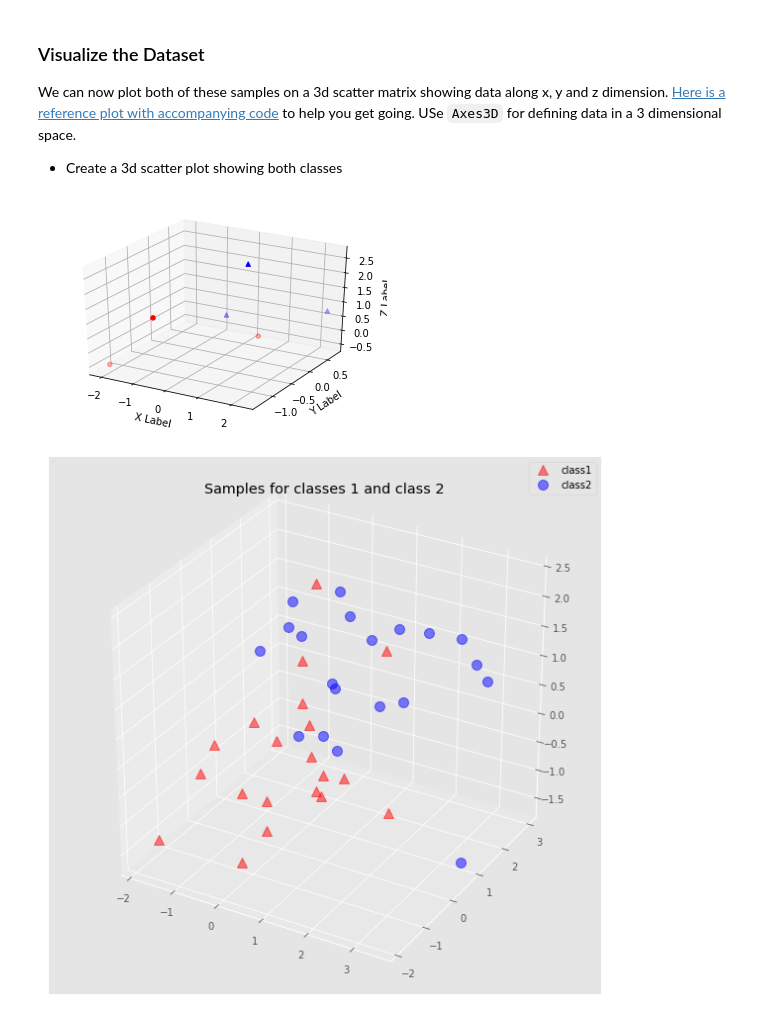
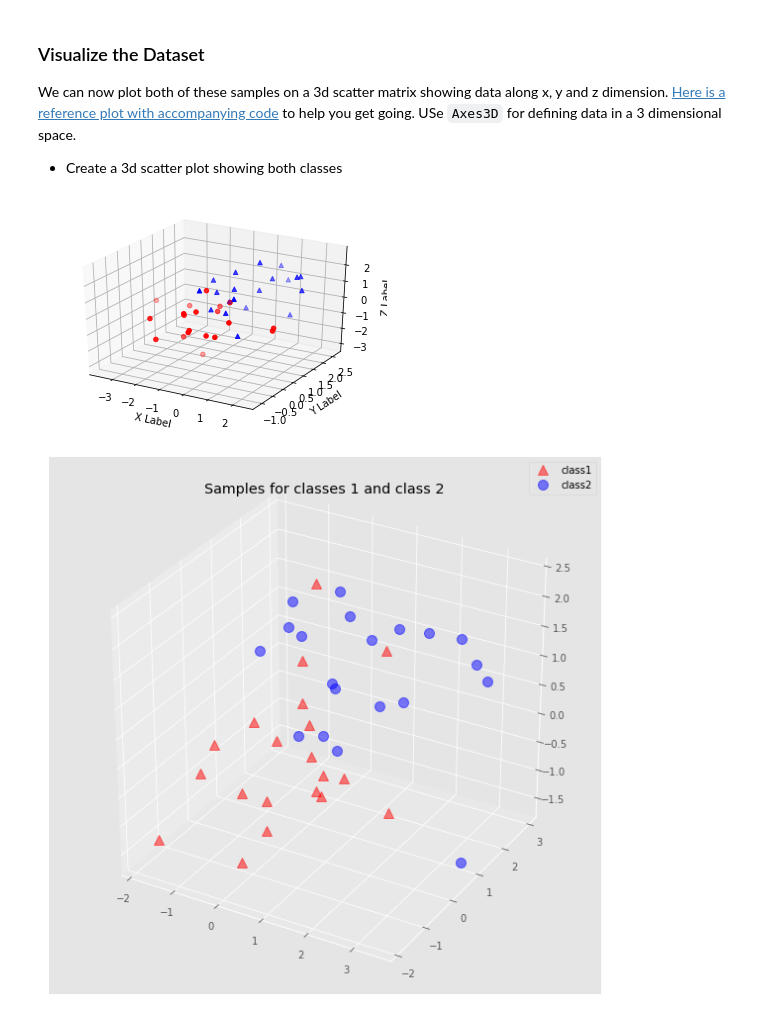
Before and after one commit to danjizquierdo/dsc-3-34-07-pca-implementation-visualization-python-numpy-lab-nyc-ds-career-012819, a Jupyter notebook: index.ipynb, the cells around one changed output. Drawn from its saved outputs; the diff is of its cells as text; code cells hidden in the pictures.

```diff
--- a/index.ipynb
+++ b/index.ipynb
@@ -69,20 +69,20 @@ We can now plot both of these samples on a 3d scatter matrix showing data along
 # %%
 from mpl_toolkits.mplot3d import Axes3D
 import matplotlib.pyplot as plt
 
 fig = plt.figure()
 ax = fig.add_subplot(111, projection='3d')
 
 for c, m, sample in [('r', 'o', sample1), ('b', '^', sample2)]:
-    ax.scatter(sample[0,:],sample[1,:],sample[2], c=c, marker=m)
+    ax.scatter(sample[0,:],sample[1,:],sample[2,:], c=c, marker=m)
 
 ax.set_xlabel('X Label')
 ax.set_ylabel('Y Label')
 ax.set_zlabel('Z Label')
 
 plt.show();
 # %% [output]
-[figure, old version]
+[figure, new version]
 # %%
 # your code here
 # %% [output]
```
Also changed, not shown: parts of 1 cell of this notebook.
